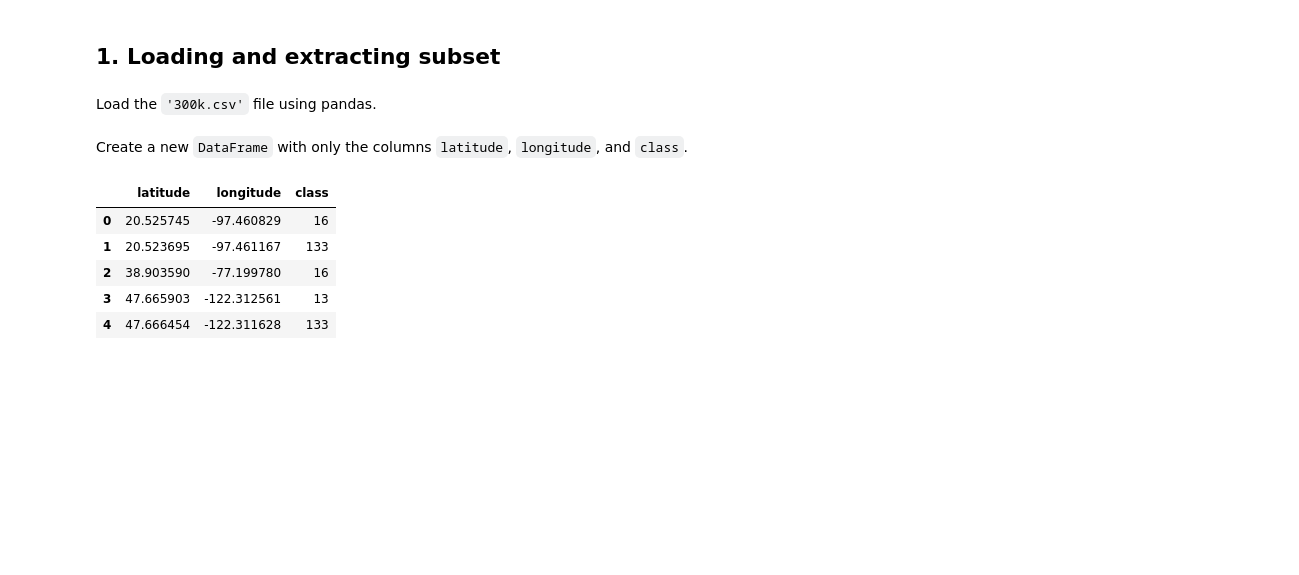
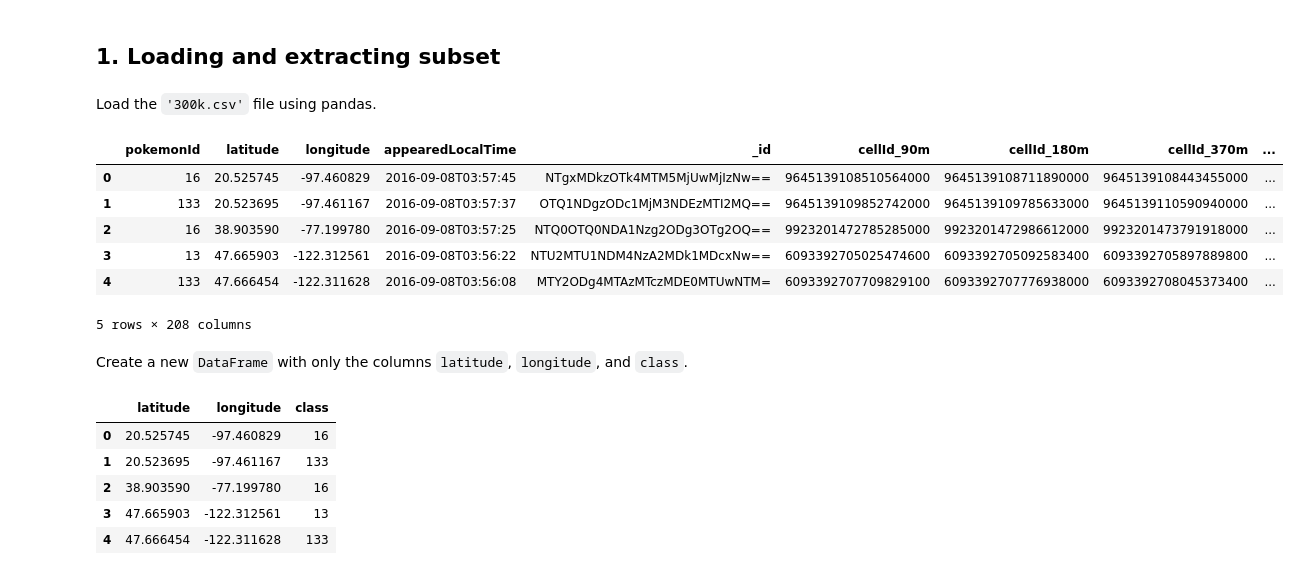
Before and after one commit to Umbriona/Deep-Neural-Network, a Jupyter notebook: Home Assignments/IHA2/IHA2.ipynb, the cells around one changed output. Drawn from its saved outputs; the diff is of its cells as text; code cells hidden in the pictures; blank space fills up the shorter version.

```diff
--- a/Home Assignments/IHA2/IHA2.ipynb
+++ b/Home Assignments/IHA2/IHA2.ipynb
@@ -43,6 +46,15 @@ from sklearn import preprocessing
 Load the `'300k.csv'` file using pandas.
 # %%
 df = pd.read_csv('300k.csv', low_memory=False)
+df.head()
+# %% [output]
+|  | pokemonId | latitude | longitude | appearedLocalTime | _id | cellId_90m | cellId_180m | cellId_370m | ... |
+| 0 | 16 | 20.525745 | -97.460829 | 2016-09-08T03:57:45 | NTgxMDkzOTk4MTM5MjUwMjIzNw== | 9645139108510564000 | 9645139108711890000 | 9645139108443455000 | ... |
+| 1 | 133 | 20.523695 | -97.461167 | 2016-09-08T03:57:37 | OTQ1NDgzODc1MjM3NDEzMTI2MQ== | 9645139109852742000 | 9645139109785633000 | 9645139110590940000 | ... |
+| 2 | 16 | 38.903590 | -77.199780 | 2016-09-08T03:57:25 | NTQ0OTQ0NDA1Nzg2ODg3OTg2OQ== | 9923201472785285000 | 9923201472986612000 | 9923201473791918000 | ... |
+| 3 | 13 | 47.665903 | -122.312561 | 2016-09-08T03:56:22 | NTU2MTU1NDM4NzA2MDk1MDcxNw== | 6093392705025474600 | 6093392705092583400 | 6093392705897889800 | ... |
+| 4 | 133 | 47.666454 | -122.311628 | 2016-09-08T03:56:08 | MTY2ODg4MTAzMTczMDE0MTUwNTM= | 6093392707709829100 | 6093392707776938000 | 6093392708045373400 | ... |
+5 rows × 208 columns
 # %% [markdown]
 Create a new `DataFrame` with only the columns `latitude`, `longitude`, and `class`.
 # %%
```
Also changed, not shown: parts of 8 cells of this notebook.
